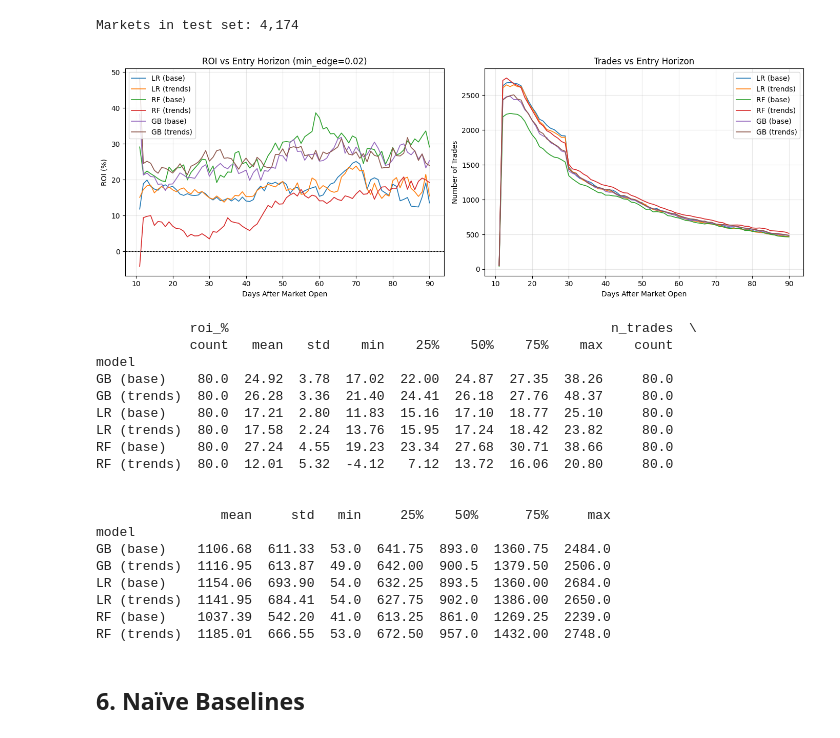
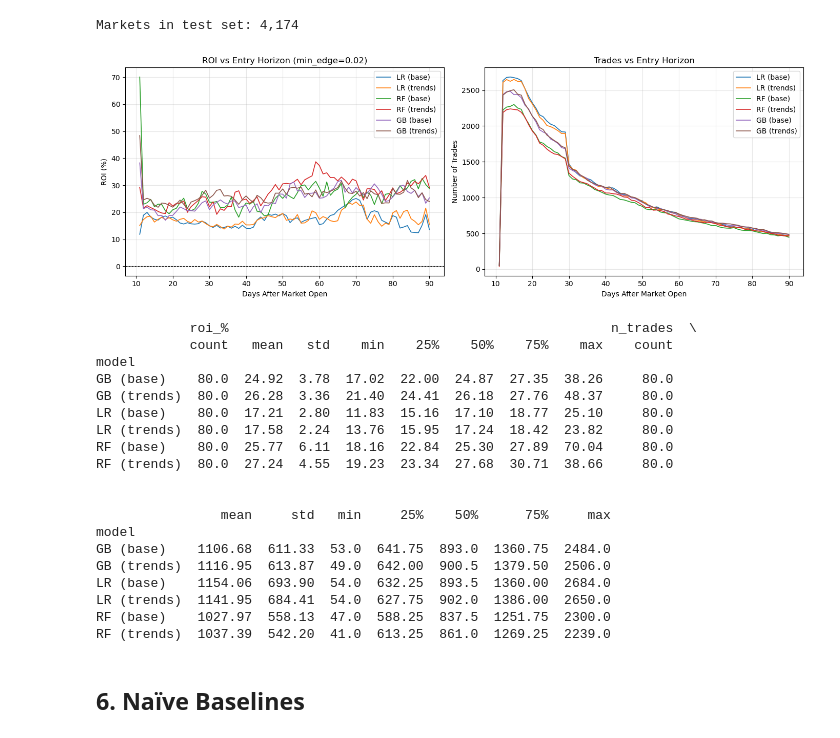
Before and after one commit to Hector-TB/predicting-prediction-markets, a Jupyter notebook: analysis/trading_simulation.ipynb, the cells around one changed output. Saved outputs shown, nothing was run; the diff lists cells and outputs as text; code cells hidden in the pictures.

```diff
--- a/analysis/trading_simulation.ipynb
+++ b/analysis/trading_simulation.ipynb
@@ -61,6 +61,10 @@ Outcome balance: 21.0% YES
 lr = pd.read_csv(MODELS_DIR + 'logistic_regression/predictions/predictions.csv',
                  parse_dates=['snapshot_timestamp'])
 lr['snapshot_timestamp'] = pd.to_datetime(lr['snapshot_timestamp'], utc=True)
+
+rf_base = pd.read_csv(MODELS_DIR + 'random_forest/predictions/test_predictions.csv',
+                      parse_dates=['snapshot_timestamp'])
+rf_base['snapshot_timestamp'] = pd.to_datetime(rf_base['snapshot_timestamp'], utc=True)
 
 rf = pd.read_csv(MODELS_DIR + 'random_forest_trends/predictions/trends_test_predictions.csv',
                  parse_dates=['snapshot_timestamp'])
@@ -70,7 +74,8 @@ gb = pd.read_csv(MODELS_DIR + 'gradient_boosting/predictions/predictions.csv',
                  parse_dates=['snapshot_timestamp'])
 gb['snapshot_timestamp'] = pd.to_datetime(gb['snapshot_timestamp'], utc=True)
 
-print('LR columns:', lr.columns.tolist())
-print('RF columns:', rf.columns.tolist())
-print('GB columns:', gb.columns.tolist())
+print('LR columns:       ', lr.columns.tolist())
+print('RF base columns:  ', rf_base.columns.tolist())
+print('RF trends columns:', rf.columns.tolist())
+print('GB columns:       ', gb.columns.tolist())
 # %% [output]
@@ -165,8 +172,10 @@ for col, label in [('pred_prob_base', 'LR (base)'), ('pred_prob_trends', 'LR (tr
     results.append(trading_summary(pnl, sub['price_at_snapshot'], label))
 
 # ----- Random Forest -----
-sub = rf_merged.dropna(subset=['price_at_snapshot'])
-for col, label in [('proba_trends_calibrated', 'RF (base)'), ('proba_trends', 'RF (trends)')]:
+for sub, col, label in [
+    (rf_base_merged.dropna(subset=['price_at_snapshot']), 'proba_full_calibrated',   'RF (base)'),
+    (rf_merged.dropna(subset=['price_at_snapshot']),      'proba_trends_calibrated', 'RF (trends)'),
+]:
     pnl = simulate_trades(sub[col].values, sub['price_at_snapshot'].values, sub['outcome'].values)
     pnl_series[label] = pnl
     results.append(trading_summary(pnl, sub['price_at_snapshot'], label))
@@ -197,12 +206,12 @@ fig, axes = plt.subplots(2, 3, figsize=(15, 7), sharey=False)
 axes = axes.flatten()
 
 model_series = [
-    (lr_merged.dropna(subset=['price_at_snapshot']), 'pred_prob_base',        'LR (base)'),
-    (lr_merged.dropna(subset=['price_at_snapshot']), 'pred_prob_trends',       'LR (trends)'),
-    (rf_merged.dropna(subset=['price_at_snapshot']), 'proba_trends_calibrated','RF (base)'),
-    (rf_merged.dropna(subset=['price_at_snapshot']), 'proba_trends',           'RF (trends)'),
-    (gb_merged.dropna(subset=['price_at_snapshot']), 'pred_prob_base',         'GB (base)'),
-    (gb_merged.dropna(subset=['price_at_snapshot']), 'pred_prob_trends',       'GB (trends)'),
+    (lr_merged.dropna(subset=['price_at_snapshot']),      'pred_prob_base',         'LR (base)'),
+    (lr_merged.dropna(subset=['price_at_snapshot']),      'pred_prob_trends',        'LR (trends)'),
+    (rf_base_merged.dropna(subset=['price_at_snapshot']), 'proba_full_calibrated',   'RF (base)'),
+    (rf_merged.dropna(subset=['price_at_snapshot']),      'proba_trends_calibrated', 'RF (trends)'),
+    (gb_merged.dropna(subset=['price_at_snapshot']),      'pred_prob_base',          'GB (base)'),
+    (gb_merged.dropna(subset=['price_at_snapshot']),      'pred_prob_trends',        'GB (trends)'),
 ]
 
 for ax, (sub, col, label) in zip(axes, model_series):
@@ -215,7 +224,7 @@ for ax, (sub, col, label) in zip(axes, model_series):
     ax.axvline( MIN_EDGE, color='black', linewidth=1, linestyle='--')
     ax.axvline(-MIN_EDGE, color='black', linewidth=1, linestyle='--')
     ax.set_title(label)
-    ax.set_xlabel('model_prob − market_price')
+    ax.set_xlabel('model_prob - market_price')
     ax.set_ylabel('count')
     ax.legend(fontsize=8)
 
@@ -257,12 +266,12 @@ HORIZONS = range(7, 91)  # days after market open to sweep
 horizon_results = []
 for h in HORIZONS:
     for merged_df, prob_col, label in [
-        (lr_merged, 'pred_prob_base',        'LR (base)'),
-        (lr_merged, 'pred_prob_trends',       'LR (trends)'),
-        (rf_merged, 'proba_trends_calibrated','RF (base)'),
-        (rf_merged, 'proba_trends',           'RF (trends)'),
-        (gb_merged, 'pred_prob_base',         'GB (base)'),
-        (gb_merged, 'pred_prob_trends',       'GB (trends)'),
+        (lr_merged,      'pred_prob_base',         'LR (base)'),
+        (lr_merged,      'pred_prob_trends',        'LR (trends)'),
+        (rf_base_merged, 'proba_full_calibrated',   'RF (base)'),
+        (rf_merged,      'proba_trends_calibrated', 'RF (trends)'),
+        (gb_merged,      'pred_prob_base',          'GB (base)'),
+        (gb_merged,      'pred_prob_trends',        'GB (trends)'),
     ]:
         snap = get_horizon_snapshot(merged_df, prob_col, h)
         if len(snap) == 0:
@@ -281,34 +290,34 @@ for h in HORIZONS:
         })
 
 horizon_df = pd.DataFrame(horizon_results)
 
 fig, (ax1, ax2) = plt.subplots(1, 2, figsize=(14, 5))
 
 for model in horizon_df['model'].unique():
     sub = horizon_df[horizon_df['model'] == model]
     ax1.plot(sub['horizon_days'], sub['roi_%'],   label=model, linewidth=1.2)
     ax2.plot(sub['horizon_days'], sub['n_trades'], label=model, linewidth=1.2)
 
 ax1.axhline(0, color='black', linewidth=0.8, linestyle='--')
 ax1.set_xlabel('Days After Market Open')
 ax1.set_ylabel('ROI (%)')
 ax1.set_title(f'ROI vs Entry Horizon (min_edge={MIN_EDGE})')
 ax1.legend()
 ax1.grid(alpha=0.3)
 
 ax2.set_xlabel('Days After Market Open')
 ax2.set_ylabel('Number of Trades')
 ax2.set_title('Trades vs Entry Horizon')
 ax2.legend()
 ax2.grid(alpha=0.3)
 
 plt.tight_layout()
 plt.savefig('trading_roi_vs_horizon.png', dpi=150, bbox_inches='tight')
 plt.show()
 
 print(horizon_df.groupby('model')[['roi_%', 'n_trades']].describe().round(2))
 # %% [output]
-[figure, old version]
+[figure, new version]
             roi_%                                                 n_trades  \
             count   mean   std    min    25%    50%    75%    max    count
 model
@@ -316,8 +325,8 @@ GB (base)    80.0  24.92  3.78  17.02  22.00  24.87  27.35  38.26     80.0
 GB (trends)  80.0  26.28  3.36  21.40  24.41  26.18  27.76  48.37     80.0
 LR (base)    80.0  17.21  2.80  11.83  15.16  17.10  18.77  25.10     80.0
 LR (trends)  80.0  17.58  2.24  13.76  15.95  17.24  18.42  23.82     80.0
-RF (base)    80.0  27.24  4.55  19.23  23.34  27.68  30.71  38.66     80.0
-RF (trends)  80.0  12.01  5.32  -4.12   7.12  13.72  16.06  20.80     80.0
+RF (base)    80.0  25.77  6.11  18.16  22.84  25.30  27.89  70.04     80.0
+RF (trends)  80.0  27.24  4.55  19.23  23.34  27.68  30.71  38.66     80.0
 
 
                 mean     std   min     25%    50%      75%     max
@@ -326,8 +335,8 @@ GB (base)    1106.68  611.33  53.0  641.75  893.0  1360.75  2484.0
 GB (trends)  1116.95  613.87  49.0  642.00  900.5  1379.50  2506.0
 LR (base)    1154.06  693.90  54.0  632.25  893.5  1360.00  2684.0
 LR (trends)  1141.95  684.41  54.0  627.75  902.0  1386.00  2650.0
-RF (base)    1037.39  542.20  41.0  613.25  861.0  1269.25  2239.0
-RF (trends)  1185.01  666.55  53.0  672.50  957.0  1432.00  2748.0
+RF (base)    1027.97  558.13  47.0  588.25  837.5  1251.75  2300.0
+RF (trends)  1037.39  542.20  41.0  613.25  861.0  1269.25  2239.0
 # %% [markdown]
 ## 6. Naïve Baselines
 # %%
```
Also changed, not shown: parts of 8 cells of this notebook, 4 other files.
